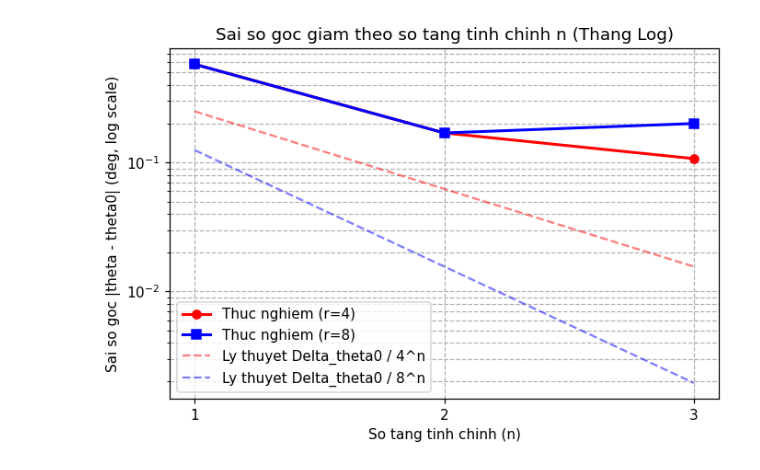
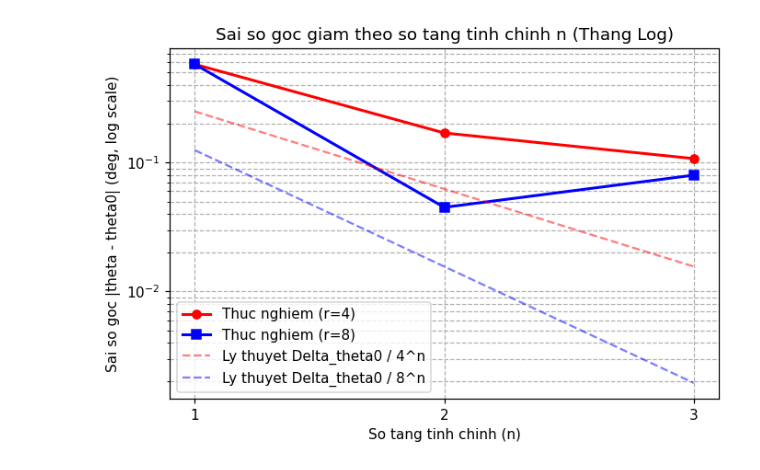
Before and after one commit to t-minhquan/Computer_vision_LAB1, a Jupyter notebook: notebooks/03_hough_experiments.ipynb, the cells around one changed output. Cells and saved outputs as stored; diff of their text form; code cells hidden in the pictures.

```diff
--- a/notebooks/03_hough_experiments.ipynb
+++ b/notebooks/03_hough_experiments.ipynb
@@ -63,20 +47,0 @@ Theo Mục 4.7: Tạo ảnh tổng hợp có đường thẳng với $(\rho_0, \
-# %%
-h, w = 200, 200
-edges_syn = np.zeros((h, w), dtype=np.uint8)
-
-theta0_deg = 35.42
-theta0 = np.radians(theta0_deg)
-rho0 = 80.0
-
-cos0 = np.cos(theta0)
-sin0 = np.sin(theta0)
-for y in range(h):
-    x = int(round((rho0 - y * sin0) / cos0))
-    if 0 <= x < w:
-        edges_syn[y, x] = 255
-
-plt.figure(figsize=(4, 4))
-plt.imshow(edges_syn, cmap='gray')
-plt.title(f"Anh mau: theta0 = {theta0_deg} deg, rho0 = {rho0} px")
-plt.axis('off')
-plt.show()
@@ -144,36 +171,41 @@ plt.show()
 # %%
 n_levels_list = [1, 2, 3]
 r_factors = [4, 8]
 errors_by_r = {4: [], 8: []}
 
+# Đo sai số góc của đoạn dài chuẩn theta0 = 35.42 deg
+gt_theta = ground_truth_lines[1]['theta']
+
 for r in r_factors:
     for n in n_levels_list:
-        lines = hough_multiscale(edges_syn, n_levels=n, refine_factor=r, n_peaks=1)
-        if lines:
-            best_rho, best_th = lines[0][:2]
-            err = abs(best_th - theta0)
-            if err > np.pi / 2.0:
-                err = np.pi - err
-            errors_by_r[r].append(float(np.degrees(err)))
-        else:
-            errors_by_r[r].append(np.nan)
+        lines = hough_multiscale(edges_syn, n_levels=n, refine_factor=r, n_peaks=3)
+        # Tìm đường gần với đoạn dài 35.42 deg nhất
+        dists = []
+        for line in lines:
+            th = line[1]
+            diff = abs(th - gt_theta)
+            if diff > np.pi / 2.0:
+                diff = np.pi - diff
+            dists.append(diff)
+        min_err = min(dists) if dists else np.nan
+        errors_by_r[r].append(float(np.degrees(min_err)))
 
 plt.figure(figsize=(7, 4.5))
 plt.plot(n_levels_list, errors_by_r[4], 'r-o', linewidth=2, label='Thuc nghiem (r=4)')
 plt.plot(n_levels_list, errors_by_r[8], 'b-s', linewidth=2, label='Thuc nghiem (r=8)')
 
 d_th0 = 1.0  # Bước thô ban đầu: 1 độ
 plt.plot(n_levels_list, [d_th0 / (4**n) for n in n_levels_list], 'r--', alpha=0.5, label='Ly thuyet Delta_theta0 / 4^n')
 plt.plot(n_levels_list, [d_th0 / (8**n) for n in n_levels_list], 'b--', alpha=0.5, label='Ly thuyet Delta_theta0 / 8^n')
 
 plt.yscale('log')
 plt.xticks(n_levels_list)
 plt.xlabel('So tang tinh chinh (n)')
 plt.ylabel('Sai so goc |theta - theta0| (deg, log scale)')
 plt.title('Sai so goc giam theo so tang tinh chinh n (Thang Log)')
 plt.grid(True, which="both", ls="--")
 plt.legend()
 plt.show()
 # %% [output]
-[figure, old version]
+[figure, new version]
 # %% [markdown]
```
Also changed, not shown: parts of 25 cells of this notebook, 3 other files.
